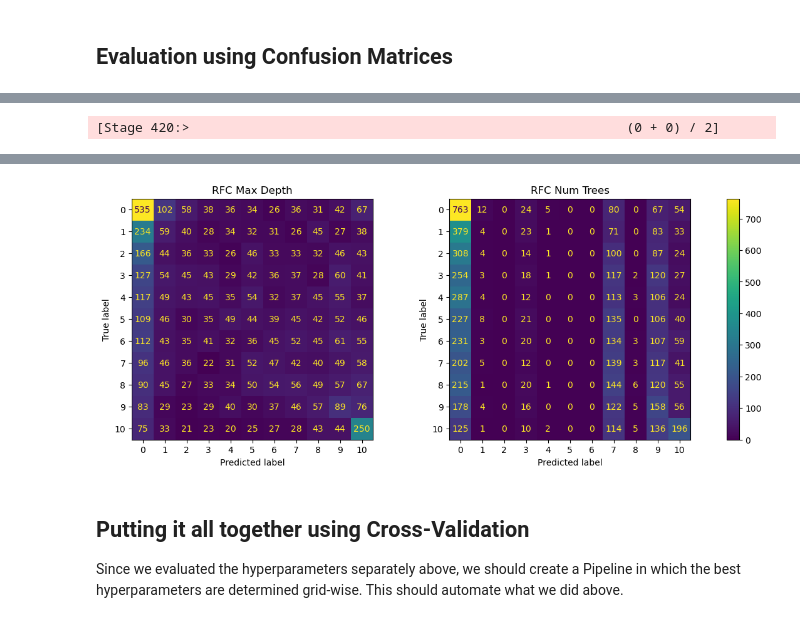
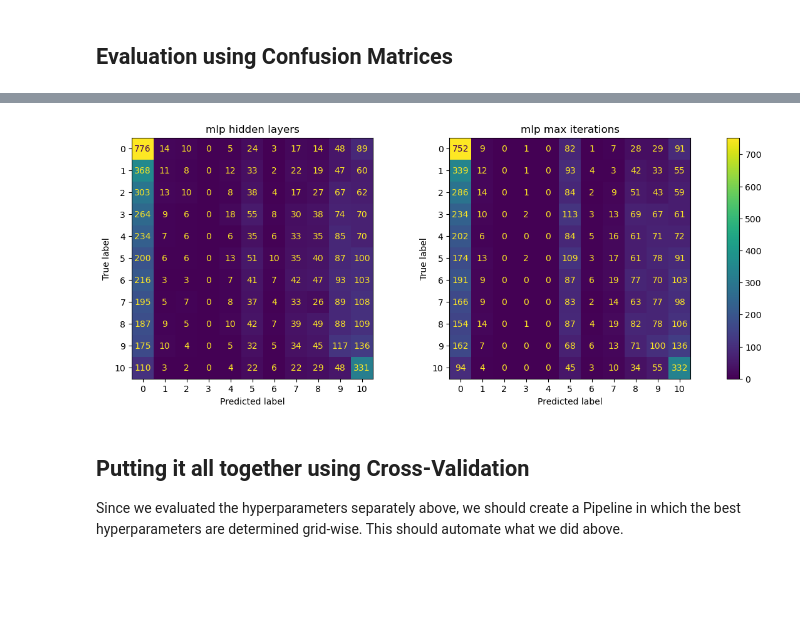
Before and after one commit to john-s-lin/hit-song-classifier, a Jupyter notebook: src/models/multilayer_perceptron.ipynb, the cells around one changed output, grey strips where cells are left out. Saved outputs shown, nothing was run; the diff lists cells and outputs as text; code cells hidden in the pictures; blank space fills up the shorter version.

```diff
--- a/src/models/multilayer_perceptron.ipynb
+++ b/src/models/multilayer_perceptron.ipynb
@@ -48,7 +48,7 @@ TARGET_FEATURES = [
 Next, we shall split our data in a 60-20-20 train_test_val split. Then we shall build our set of inputs X. We don't want to include the features `[song, artist, year]` since they are keys. We also should define our label `class` since that is our classification feature.
 # %%
 def feature_transformer(df: DataFrame) -> DataFrame:
-    """Assembles feature vectors in dataframe
+    """Assembles feature vectors and scales them in dataframe
 
     Args:
         df (DataFrame): input
@@ -56,9 +56,11 @@ def feature_transformer(df: DataFrame) -> DataFrame:
     Returns:
         DataFrame: feature-label dataframe
     """
-    va = VectorAssembler(inputCols=TARGET_FEATURES, outputCol="features",handleInvalid = "keep")
+    va = VectorAssembler(inputCols=TARGET_FEATURES, outputCol="features")
+    ss = StandardScaler(inputCol="features", outputCol="scaled_features")
     va_df = va.transform(df)
-    return va_df
+    ss_df = ss.fit(va_df).transform(va_df)
+    return ss_df
 
 
 def load_data(filename: str) -> DataFrame:
@@ -181,7 +145,7 @@ mlp = train_estimators(
     MultilayerPerceptronClassifier,
     "layers",
     hidden_layers,
-    featuresCol="features",
+    featuresCol="scaled_features",
     labelCol="class",
     seed=RANDOM_SEED,
 )
@@ -225,21 +189,17 @@ test: [0.04070937800975881, 0.04070937800975881, 0.04070937800975881, 0.04070937
 # %%
 
-hidden_layers = [
-    [14, 1, 11],
-    [14, 5, 11],
-    [14, 10, 11],
-    [14, 20, 11],
-    [14, 50, 11],
-    [14, 100, 11],
-]
-
+feat_count = 14
+class_count = 11
 max_iter = [1, 5, 10, 20, 50, 100]
 lr_max_iter_list = train_estimators(
     train_df,
     MultilayerPerceptronClassifier,
     "maxIter",
     max_iter,
-    featuresCol="features",
+    featuresCol="scaled_features",
     labelCol="class",
+    layers = [feat_count,20,20,class_count],
+    seed = RANDOM_SEED
+
 )
 # %% [output]
@@ -325,8 +287,8 @@ Wall time: 5.89 s
 ## Evaluation using Confusion Matrices
 # %%
 # Declare models and model names
-model_list = [rfc_multi, rfc_trees]
-model_names = ["RFC Max Depth", "RFC Num Trees"]
+model_list = [mlp, lr_max_iter_list]
+model_names = ["mlp hidden layers", "mlp max iterations"]
 
 
 def generate_confusion_matrix(model_list: list, val_df: DataFrame, test_df: DataFrame):
@@ -373 +332,0 @@ generate_confusion_matrix(model_list, val_df, test_df)
-[Stage 420:>                                                        (0 + 0) / 2]
@@ -377,4 +333,4 @@ generate_confusion_matrix(model_list, val_df, test_df)
-[figure, old version]
+[figure, new version]
 # %% [markdown]
 ## Putting it all together using Cross-Validation
 
```
Also changed, not shown: parts of 18 cells of this notebook.
